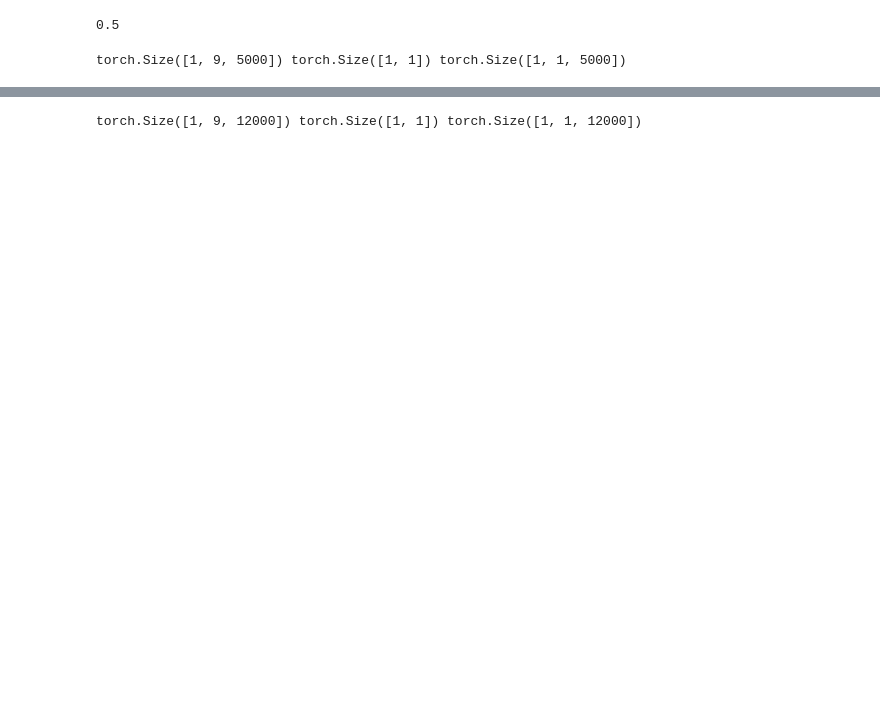
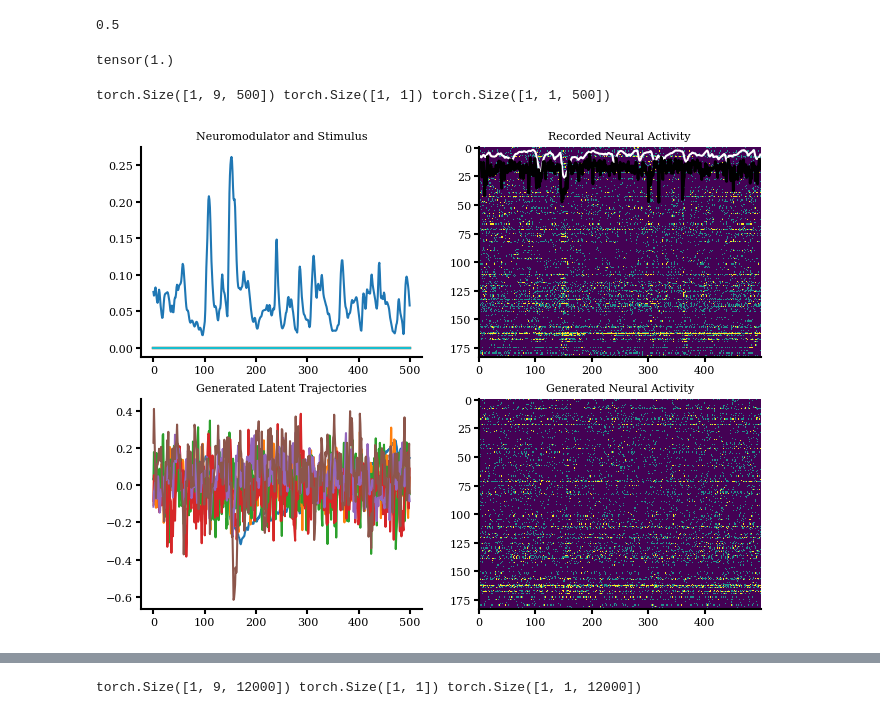
Before and after one commit to Matthijspals/mnm, a Jupyter notebook: generate_figures/plot_single_model.ipynb, the cells around one changed output, grey strips where cells are left out. Saved outputs shown, nothing was run; the diff lists cells and outputs as text; code cells hidden in the pictures; blank space fills up the shorter version.

```diff
--- a/generate_figures/plot_single_model.ipynb
+++ b/generate_figures/plot_single_model.ipynb
@@ -232,14 +161,36 @@ reward_trial_avgs = torch.from_numpy(reward_trial_avgs).to(torch.float32)
 training_params['ed_ratio']
 # %% [output]
 0.5
+# %%
+s_train.max()
+# %% [output]
+tensor(1.)
 # %%
-dur = 5000
+dur = 500
 u = torch.zeros(1, vae.dim_u, dur)
 Z, v, rates = generate(vae, x=x_train[:,:dur],
                         u=stim_train[:,:dur].unsqueeze(0),
-                        s=s_train[:dur].unsqueeze(0).unsqueeze(0), dur = dur,k=3, initial_state="posterior_mean");
+                        s=s_train[:dur].unsqueeze(0).unsqueeze(0)+0, dur = dur,k=3, initial_state="prior_sample");
 # %% [output]
-torch.Size([1, 9, 5000]) torch.Size([1, 1]) torch.Size([1, 1, 5000])
+torch.Size([1, 9, 500]) torch.Size([1, 1]) torch.Size([1, 1, 500])
+# %%
+vmax = 2
+sample = 2
+fig,ax = plt.subplots(2,2, figsize=(8,6))
+ax[0,0].plot(s_train[:dur]);
+ax[0,0].plot(stim_train[:,:dur].T);
+ax[0,1].imshow(x_train[:,:dur], aspect='auto', vmax=vmax);
+ax[0,1].plot(s_train[:dur]*100,color='white', alpha=1);
+ax[0,1].plot(torch.mean(x_train[:,:dur], axis=0)*100, color='black', linewidth=2);
+ax[1,0].plot(Z[0,:,:,sample].T);
+ax[1,1].imshow(torch.poisson(rates[0,:,:,sample]), aspect='auto', vmax=vmax);
+
+ax[0,0].set_title("Neuromodulator and Stimulus");
+ax[0,1].set_title("Recorded Neural Activity");
+ax[1,0].set_title("Generated Latent Trajectories");
+ax[1,1].set_title("Generated Neural Activity");
+# %% [output]
+[figure, added]
 # %%
 def zscore(tensor):
     return (tensor - torch.mean(tensor)) / torch.std(tensor)
```
Also changed, not shown: parts of 71 cells of this notebook, 1 other file.
